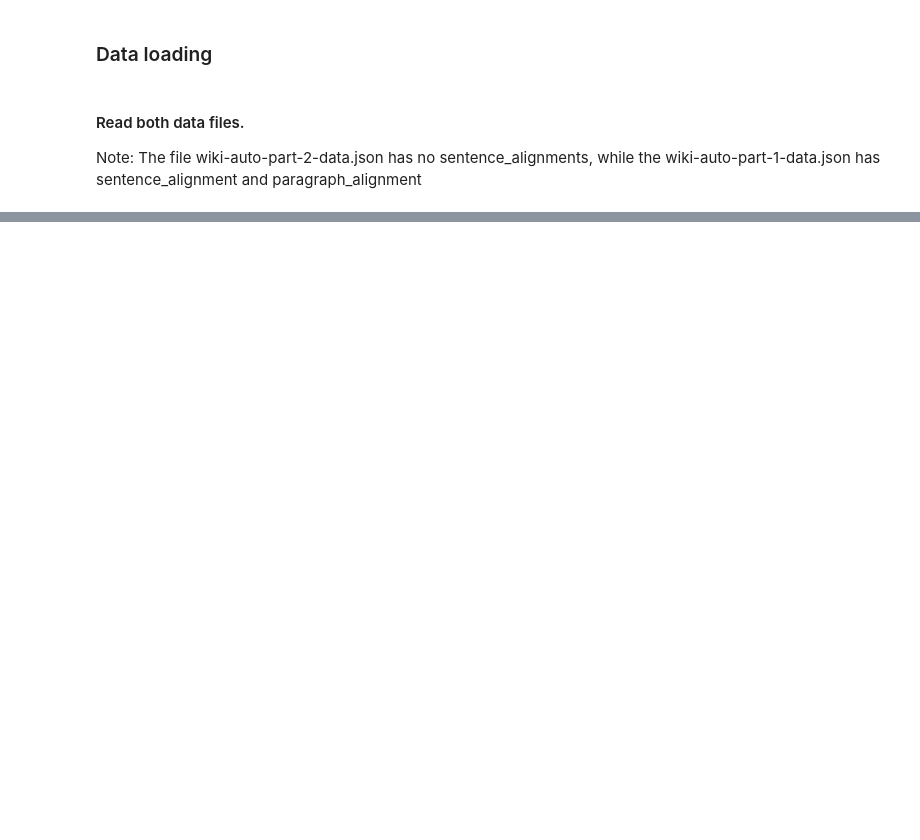
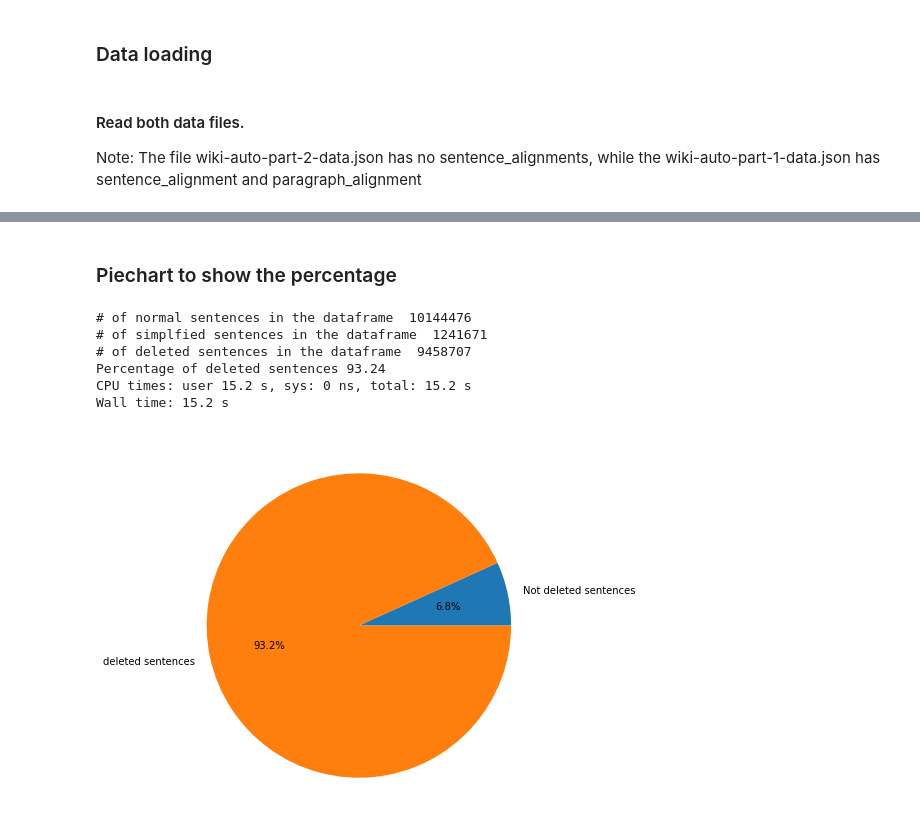
Before and after one commit to peshmerge/REDI-PROJECT, a Jupyter notebook: wiki_auto_data_analysis.ipynb, the cells around one changed output, grey strips where cells are left out. Saved outputs shown, nothing was run; the diff lists cells and outputs as text; code cells hidden in the pictures; blank space fills up the shorter version.

```diff
--- a/wiki_auto_data_analysis.ipynb
+++ b/wiki_auto_data_analysis.ipynb
@@ -82,0 +92,7 @@ df_wiki_part_2.head(10)
+# %%
+df_dataset = pandas.concat([df_wiki_part_1,df_wiki_part_2])
+df_dataset.reset_index(drop=True,inplace=True)
+display(df_dataset)
+# verify the length of the newly created dataframe to be len(df_wiki_part_2)+len(df_wiki_part_1)
+print(len(df_wiki_part_2)+len(df_wiki_part_1))
+print(len(df_dataset))
@@ -82,0 +115,43 @@ df_wiki_part_2.head(10)
+# %% [markdown]
+### Piechart to show the percentage
+# %%
+'''
+The alignments between the simplified and the normal (original) sentences are saved in the sentence_alignment field/column in the dataset. If the normal sentence is found in the sentence_alignment column, it
+means that the sentence is simplified hence not deleted in the simplified text. If we don't find the normal sentence back in the sentence_alignment list, it means the sentence was not simplified, hence deleted.
+'''
+def calculate_percentage_deleted_sentences(dataframe):
+    # The number of normal sentences in the dataframe
+    number_of_normal_sentences = sum([len(normal_sentences['content']) for normal_sentences in dataframe['normal']])
+    # The number of simplified sentences in the dataframe
+    number_of_simplified_sentences = sum([len(normal_sentences['content']) for normal_sentences in dataframe['simple']])
+
+    # Counter. We assume that all normal sentences are deleted.
+    deleted_sentences_count = number_of_normal_sentences
+    # Loop through all elements in the dataframe
+    for i in range(len(dataframe)):
+        # Take the list of normal sentences from the current item in the dataframe
+        normal_sentences = list(dataframe.iloc[i].normal['content'].keys())
+        '''
+        If the field sentence_alignment (list of tuples (simplified sentence, normal sentence)) contains an element from the normal_sentences, this means that the normal sentence
+        is aligned to a simplified sentence, thus we decrease the counter by the amount of found matches (because a normal sentence could be aligned to more than 1 simple sentence
+        '''
+        deleted_sentences_count = deleted_sentences_count - len ([(simple,normal) for simple, normal in dataframe.iloc[i].sentence_alignment if normal in normal_sentences])
+    print("# of normal sentences in the dataframe " , number_of_normal_sentences)
+    print("# of simplfied sentences in the dataframe " , number_of_simplified_sentences)
+
+    print("# of deleted sentences in the dataframe ", deleted_sentences_count)
+    print("Percentage of deleted sentences {:.2f}".format((deleted_sentences_count/ number_of_normal_sentences) * 100))
+    fig = plt.figure(figsize =(10, 7))
+    plt.pie([(number_of_normal_sentences-deleted_sentences_count),deleted_sentences_count], labels = ['Not deleted sentences','deleted sentences'], autopct='%1.1f%%')
+# %%
+%%time
+#For the concatentaed dataframe
+calculate_percentage_deleted_sentences(df_dataset)
+# %% [output]
+# of normal sentences in the dataframe  10144476
+# of simplfied sentences in the dataframe  1241671
+# of deleted sentences in the dataframe  9458707
+Percentage of deleted sentences 93.24
+CPU times: user 15.2 s, sys: 0 ns, total: 15.2 s
+Wall time: 15.2 s
+[figure, added]
```
Also changed, not shown: parts of 10 cells of this notebook.
